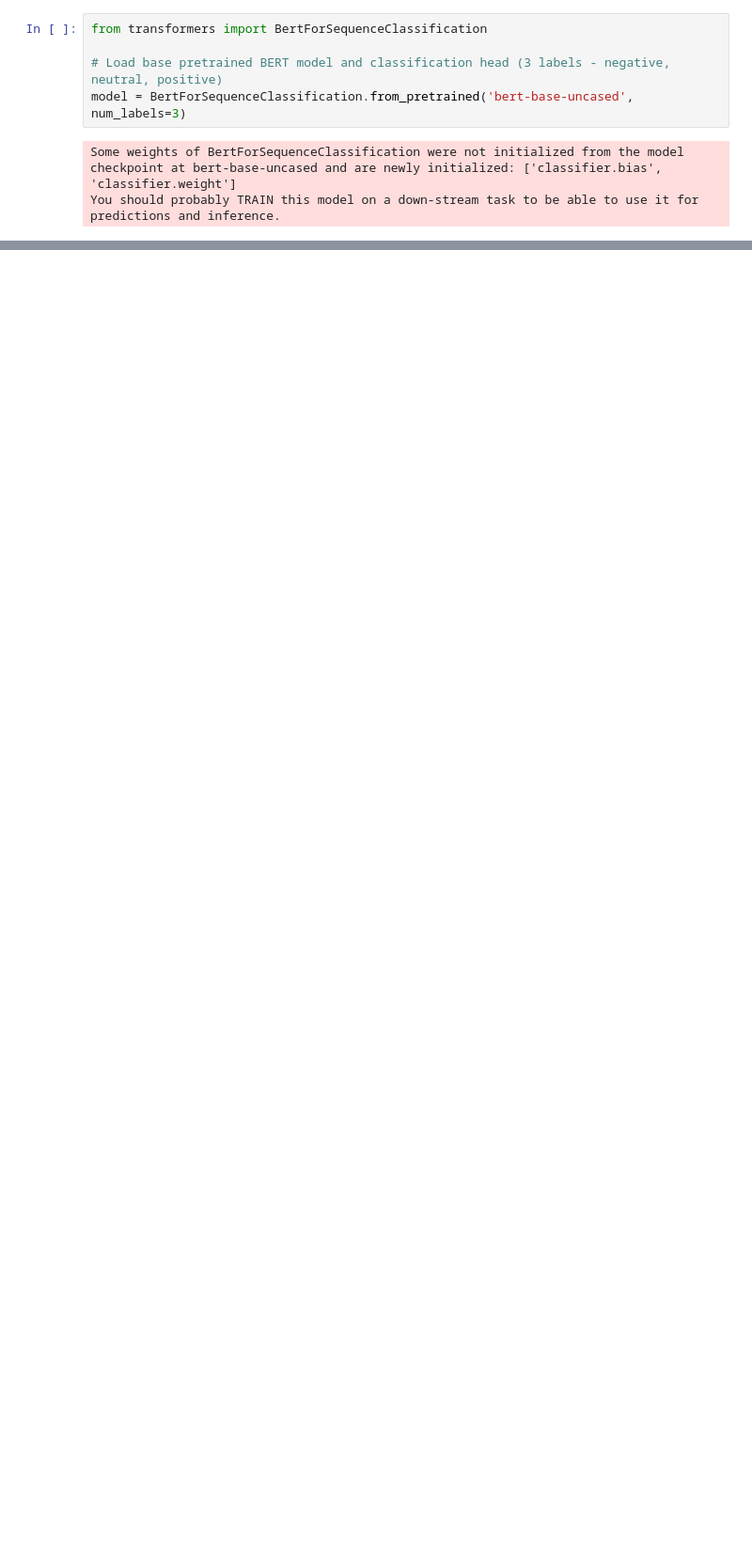
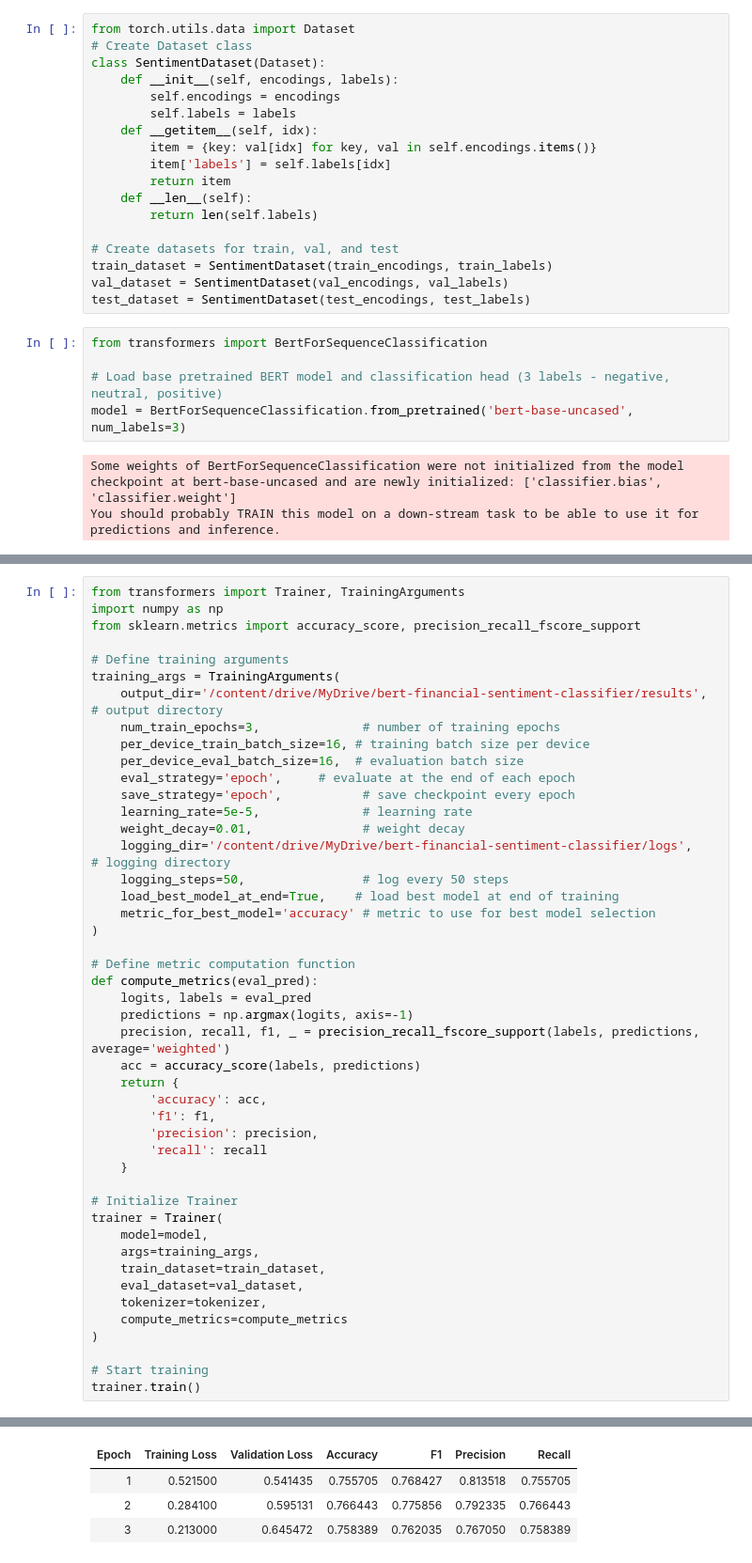
Before and after one commit to RaamTechLead-DSAI/bert-financial-sentiment-classifier, a Jupyter notebook: notebooks/modelTraining.ipynb, the cells around one changed output, grey strips where cells are left out. Shown at 94% size. Cells and saved outputs as stored; diff of their text form; blank space fills up the shorter version.

Commit message:
Implemented Data Pre-processing, training and evaluation

```diff
--- a/notebooks/modelTraining.ipynb
+++ b/notebooks/modelTraining.ipynb
@@ -13,3 +44,21 @@ test_df = pd.read_csv('/content/drive/MyDrive/bert-sentiment-analysis/data/proce
+# %%
+from torch.utils.data import Dataset
+# Create Dataset class
+class SentimentDataset(Dataset):
+    def __init__(self, encodings, labels):
+        self.encodings = encodings
+        self.labels = labels
+    def __getitem__(self, idx):
+        item = {key: val[idx] for key, val in self.encodings.items()}
+        item['labels'] = self.labels[idx]
+        return item
+    def __len__(self):
+        return len(self.labels)
+
+# Create datasets for train, val, and test
+train_dataset = SentimentDataset(train_encodings, train_labels)
+val_dataset = SentimentDataset(val_encodings, val_labels)
+test_dataset = SentimentDataset(test_encodings, test_labels)
 # %%
 from transformers import BertForSequenceClassification
 
@@ -58,0 +196,47 @@ test_encodings = tokenize_texts(test_df['cleaned_sentence'])
+# %%
+from transformers import Trainer, TrainingArguments
+import numpy as np
+from sklearn.metrics import accuracy_score, precision_recall_fscore_support
+
+# Define training arguments
+training_args = TrainingArguments(
+    output_dir='/content/drive/MyDrive/bert-financial-sentiment-classifier/results',          # output directory
+    num_train_epochs=3,              # number of training epochs
+    per_device_train_batch_size=16, # training batch size per device
+    per_device_eval_batch_size=16,  # evaluation batch size
+    eval_strategy='epoch',     # evaluate at the end of each epoch
+    save_strategy='epoch',           # save checkpoint every epoch
+    learning_rate=5e-5,              # learning rate
+    weight_decay=0.01,               # weight decay
+    logging_dir='/content/drive/MyDrive/bert-financial-sentiment-classifier/logs',            # logging directory
+    logging_steps=50,                # log every 50 steps
+    load_best_model_at_end=True,    # load best model at end of training
+    metric_for_best_model='accuracy' # metric to use for best model selection
+)
+
+# Define metric computation function
+def compute_metrics(eval_pred):
+    logits, labels = eval_pred
+    predictions = np.argmax(logits, axis=-1)
+    precision, recall, f1, _ = precision_recall_fscore_support(labels, predictions, average='weighted')
+    acc = accuracy_score(labels, predictions)
+    return {
+        'accuracy': acc,
+        'f1': f1,
+        'precision': precision,
+        'recall': recall
+    }
+
+# Initialize Trainer
+trainer = Trainer(
+    model=model,
+    args=training_args,
+    train_dataset=train_dataset,
+    eval_dataset=val_dataset,
+    tokenizer=tokenizer,
+    compute_metrics=compute_metrics
+)
+
+# Start training
+trainer.train()
+# %% [output]
@@ -58,0 +249,4 @@ test_encodings = tokenize_texts(test_df['cleaned_sentence'])
+| Epoch | Training Loss | Validation Loss | Accuracy | F1 | Precision | Recall |
+| 1 | 0.521500 | 0.541435 | 0.755705 | 0.768427 | 0.813518 | 0.755705 |
+| 2 | 0.284100 | 0.595131 | 0.766443 | 0.775856 | 0.792335 | 0.766443 |
+| 3 | 0.213000 | 0.645472 | 0.758389 | 0.762035 | 0.767050 | 0.758389 |
```
Also changed, not shown: parts of 28 cells of this notebook, 1 other file.
